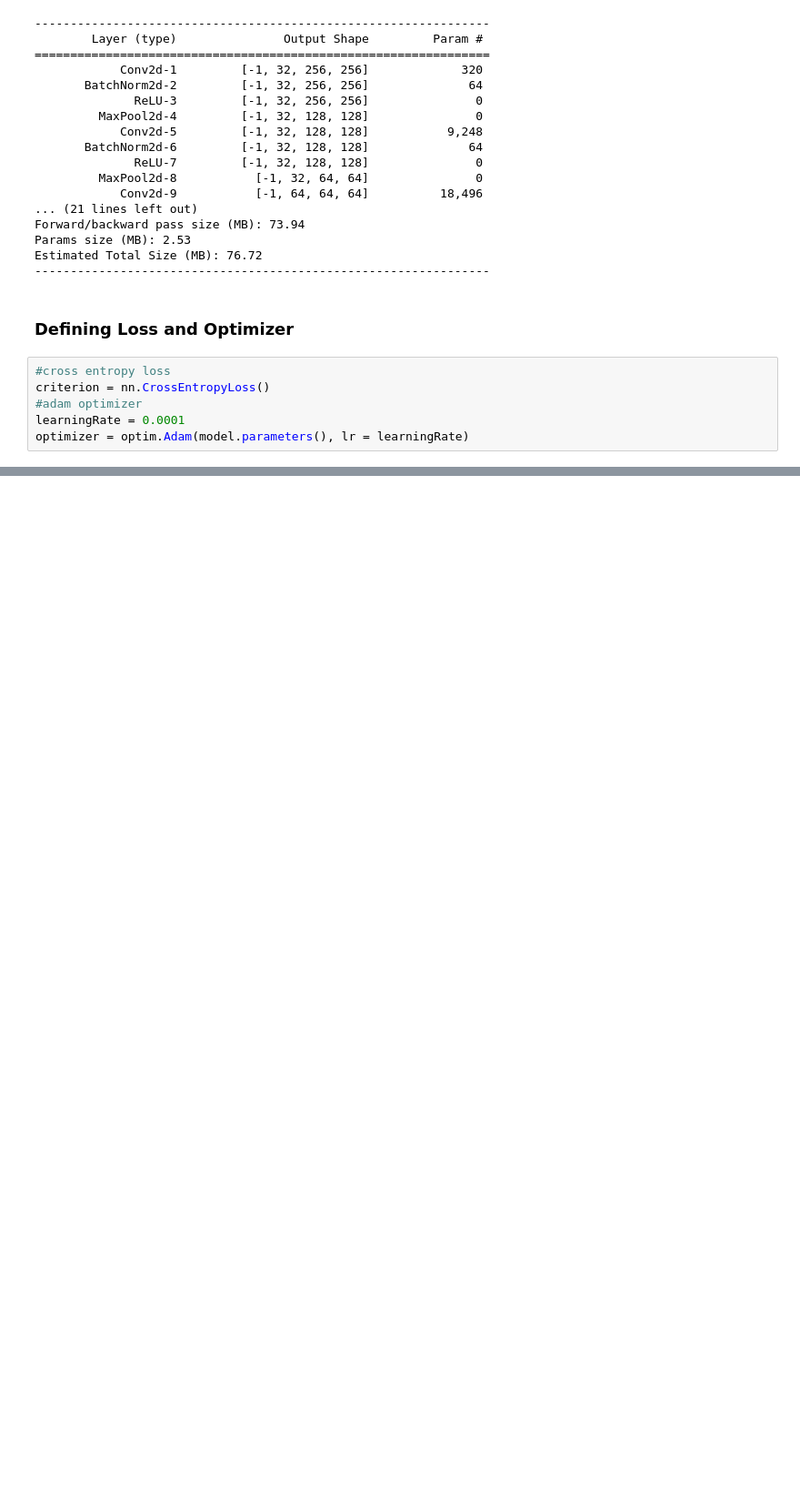
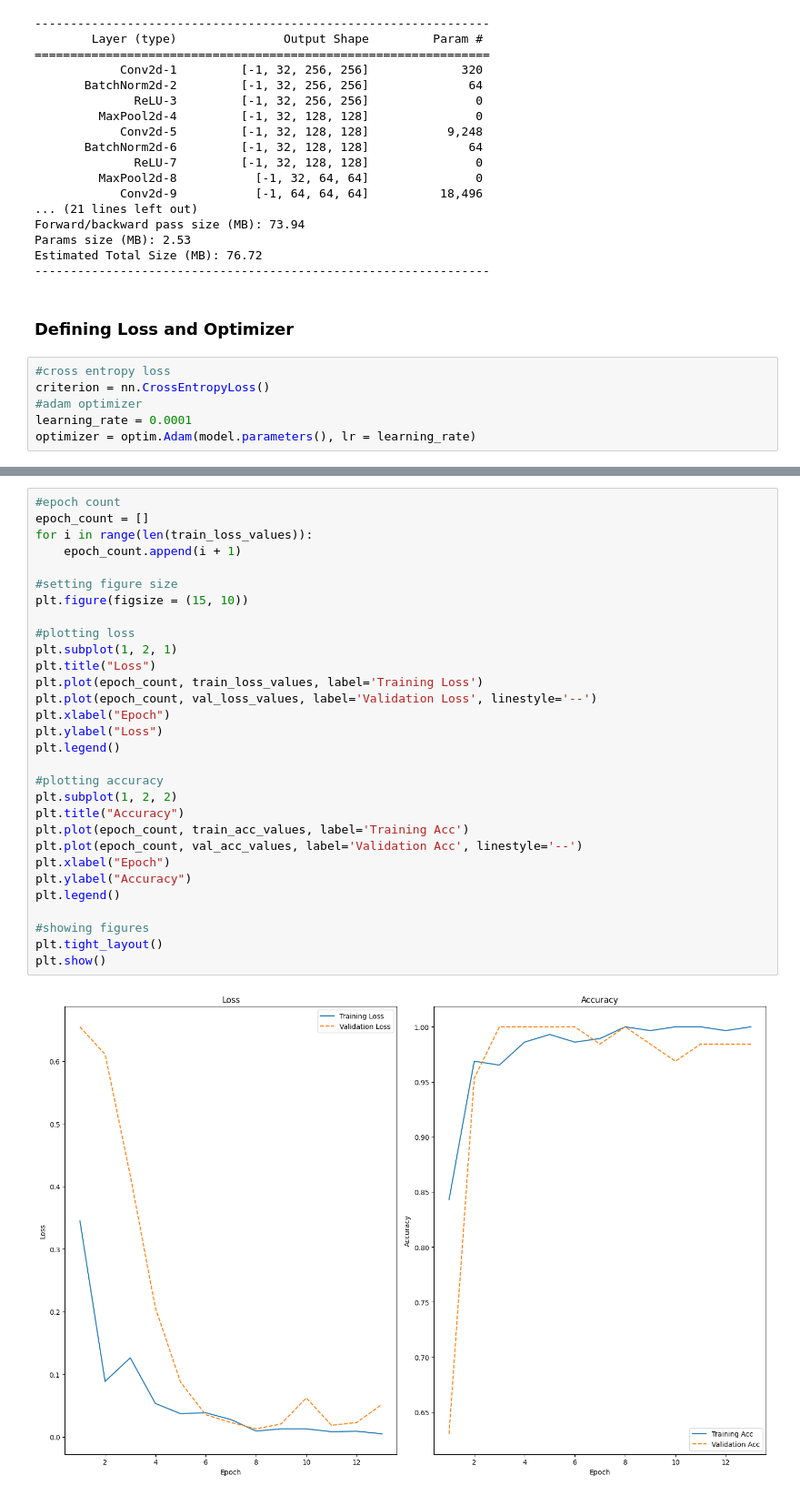
Before and after one commit to NikolaTunguz/Team-02-Capstone-Project, a Jupyter notebook: Models/ConcealedPistolDetection.ipynb, the cells around one changed output, grey strips where cells are left out. Shown at 91% size. Cells and saved outputs as stored; diff of their text form; blank space fills up the shorter version.

Commit message:
Model training loop finished
Added training loop, metric calculation, and metric plotting

```diff
--- a/Models/ConcealedPistolDetection.ipynb
+++ b/Models/ConcealedPistolDetection.ipynb
@@ -206,5 +206,5 @@ Estimated Total Size (MB): 76.72
 #cross entropy loss
 criterion = nn.CrossEntropyLoss()
 #adam optimizer
-learningRate = 0.0001
-optimizer = optim.Adam(model.parameters(), lr = learningRate)
+learning_rate = 0.0001
+optimizer = optim.Adam(model.parameters(), lr = learning_rate)
@@ -210,0 +338,32 @@ optimizer = optim.Adam(model.parameters(), lr = learningRate)
+# %%
+#epoch count
+epoch_count = []
+for i in range(len(train_loss_values)):
+    epoch_count.append(i + 1)
+
+#setting figure size
+plt.figure(figsize = (15, 10))
+
+#plotting loss
+plt.subplot(1, 2, 1)
+plt.title("Loss")
+plt.plot(epoch_count, train_loss_values, label='Training Loss')
+plt.plot(epoch_count, val_loss_values, label='Validation Loss', linestyle='--')
+plt.xlabel("Epoch")
+plt.ylabel("Loss")
+plt.legend()
+
+#plotting accuracy
+plt.subplot(1, 2, 2)
+plt.title("Accuracy")
+plt.plot(epoch_count, train_acc_values, label='Training Acc')
+plt.plot(epoch_count, val_acc_values, label='Validation Acc', linestyle='--')
+plt.xlabel("Epoch")
+plt.ylabel("Accuracy")
+plt.legend()
+
+#showing figures
+plt.tight_layout()
+plt.show()
+# %% [output]
+[figure, added]
```
Also changed, not shown: parts of 4 cells of this notebook, 1 other file.
